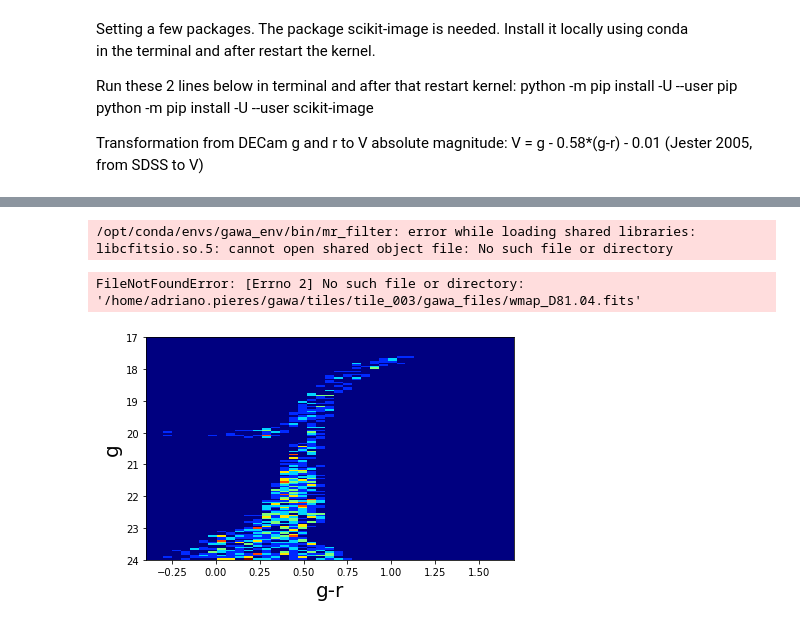
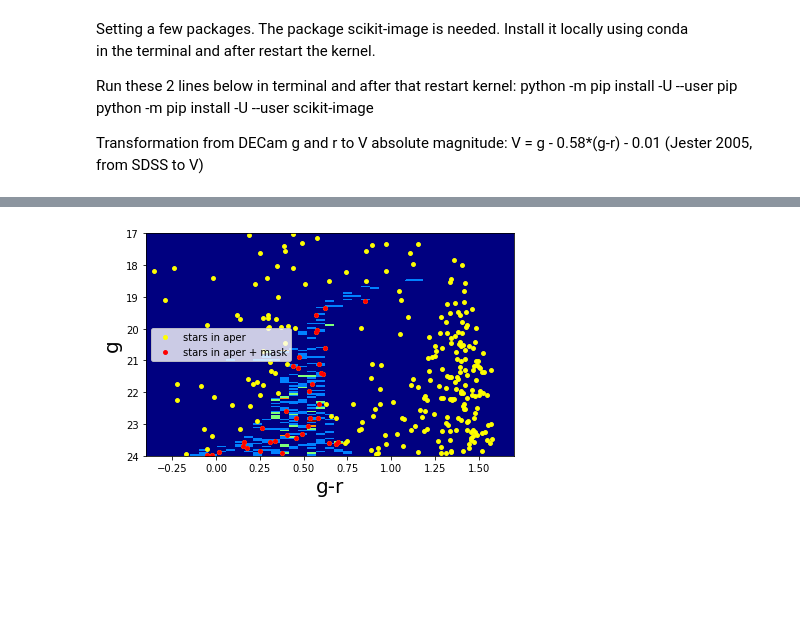
Before and after one commit to linea-it/gawa, a Jupyter notebook: gawazpy.ipynb, the cells around one changed output, grey strips where cells are left out. Saved outputs shown, nothing was run; the diff lists cells and outputs as text; code cells hidden in the pictures; blank space fills up the shorter version.

```diff
--- a/gawazpy.ipynb
+++ b/gawazpy.ipynb
@@ -107,58 +126,80 @@ def gawa_concatenate(confg):
 # %%
 # read config file as online argument
-confg = "gawa.cfg" #sys.argv[1]
+confg = "gawa.json"
 
 # read config file
 with open(confg) as fstream:
-    param_data = yaml.load(fstream)
-globals().update(param_data)
+    param = json.safe_load(fstream)
 
 # Working & output directories
-workdir = out_paths['workdir']
+workdir = param['out_paths']['workdir']
 create_directory(workdir)
 create_directory(os.path.join(workdir, 'tiles'))
-print ('Survey : ', survey)
+print ('Survey : ', param['survey'])
 print ('workdir : ', workdir)
-tiles_filename = os.path.join(workdir, admin['tiling']['tiles_filename'])
-
-# store config file in workdir
-with open(os.path.join(workdir, 'gawa.cfg'), 'w') as outfile:
-    json.dump(param_data, outfile)
+tiles_filename = os.path.join(workdir, param['admin']['tiling']['tiles_filename'])
 
 # create required data structure if not exist and update config
-if not input_data_structure[survey]['footprint_hpx_mosaic']:
-    create_mosaic_footprint(footprint[survey], os.path.join(workdir, 'footprint'))
-    param_data['footprint'][survey]['mosaic']['dir'] = os.path.join(workdir, 'footprint')
-with open(os.path.join(workdir, 'gawa.cfg'), 'w') as outfile:
-    json.dump(param_data, outfile)
-confg = os.path.join(workdir, 'gawa.cfg')
+if not param['input_data_structure'][param['survey']]['footprint_hpx_mosaic']:
+    create_mosaic_footprint(param['footprint'][param['survey']], os.path.join(workdir, 'footprint'))
+    param['footprint'][param['survey']]['mosaic']['dir'] = os.path.join(workdir, 'footprint')
+
+with open(os.path.join(workdir, 'gawa.json'), 'w') as outfile:
+    json.dump(param, outfile)
+
+confg = os.path.join(workdir, 'gawa.json')
 
 # split_area:
-if input_data_structure[survey]['footprint_hpx_mosaic']:
+if param['input_data_structure'][param['survey']]['footprint_hpx_mosaic']:
     survey_footprint = os.path.join(workdir, 'survey_footprint.fits')
     if not os.path.isfile(survey_footprint):
-        create_survey_footprint_from_mosaic(footprint[survey],   survey_footprint)
+        create_survey_footprint_from_mosaic(param['footprint'][param['survey']], survey_footprint)
 else:
-    survey_footprint = footprint[survey]['survey_footprint']
+    survey_footprint = param['footprint'][param['survey']]['survey_footprint']
 
 if not os.path.isfile(tiles_filename):
-    ntiles = hpx_split_survey (survey_footprint, footprint[survey], admin['tiling'], tiles_filename)
-    n_threads, thread_ids = split_equal_area_in_threads(admin['nthreads_max'], tiles_filename)
+    ntiles = hpx_split_survey(survey_footprint, param['footprint'][param['survey']], param['admin']['tiling'], tiles_filename)
+    n_threads, thread_ids = split_equal_area_in_threads(param['admin']['nthreads_max'], tiles_filename)
     add_key_to_fits(tiles_filename, thread_ids, 'thread_id', 'int')
 else:
     dat = read_FitsCat(tiles_filename)
     ntiles, n_threads = len(dat), np.amax(dat['thread_id'])
     thread_ids = dat['thread_id']
+
 print ('Ntiles / Nthreads = ', ntiles, ' / ', n_threads)
 
 # prepare dslices
-compute_dslices(isochrone_masks[survey], gawa_cfg['dslices'], workdir)
+compute_dslices(param['isochrone_masks'][param['survey']], param['gawa_cfg']['dslices'], workdir)
 
 # compute cmd_masks
 print ('Compute CMD masks')
-compute_cmd_masks(isochrone_masks[survey], out_paths, gawa_cfg)
+compute_cmd_masks(param['isochrone_masks'][param['survey']], param['out_paths'], param['gawa_cfg'])
 
-for i in np.unique(thread_ids):
-    gawa_thread_call(confg, i)
+futures = list()
+
+with tqdm(total=len(thread_ids), file=sys.stdout) as pbar:
+    pbar.set_description("Submit Parsls Tasks")
+
+    for i in np.unique(thread_ids):
+        futures.append(gawa_thread_call(param, i))
+        pbar.update()
+
+print("Tasks Done:")
+
+with tqdm(total=len(futures), file=sys.stdout) as pbar2:
+    is_done = list()
+    done_count = 0
+    while is_done.count(True) != len(futures):
+        is_done = list()
+        for f in futures:
+            is_done.append(f.done())
+
+        if is_done.count(True) != done_count:
+            done_count = is_done.count(True)
+            pbar2.reset(total=len(futures))
+            pbar2.update(done_count)
+
+        if done_count < len(futures):
+            sleep(3)
 # %% [output]
 Survey :  MOCK
@@ -177,4 +222,2 @@ THREAD  1
-/opt/conda/envs/gawa_env/bin/mr_filter: error while loading shared libraries: libcfitsio.so.5: cannot open shared object file: No such file or directory
-FileNotFoundError: [Errno 2] No such file or directory: '/home/adriano.pieres/gawa/tiles/tile_003/gawa_files/wmap_D81.04.fits'
-[figure, old version]
+[figure, new version]
 # %%
```
Also changed, not shown: parts of 5 cells of this notebook, 32 other files.
